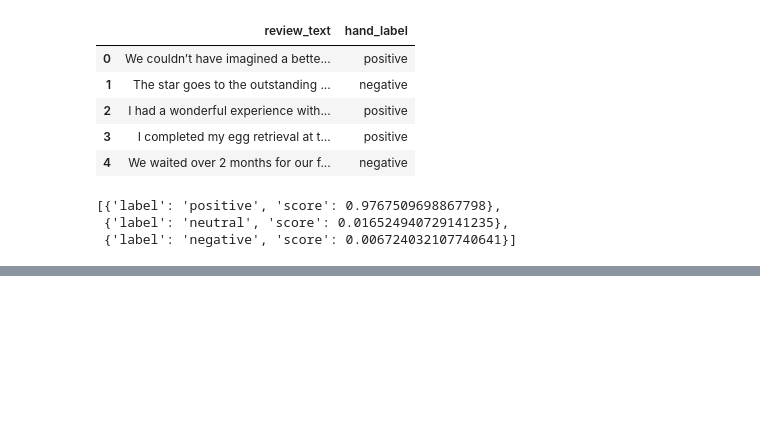
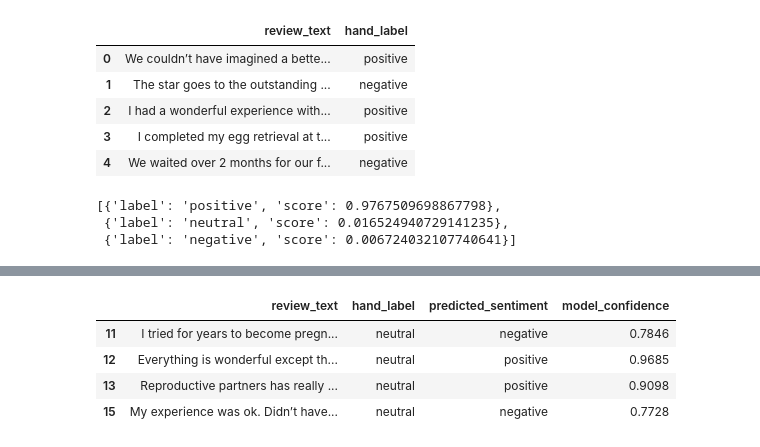
Before and after one commit to keil4ni/180a-track2, a Jupyter notebook: testing.ipynb, the cells around one changed output, grey strips where cells are left out. Cells and saved outputs as stored; diff of their text form; code cells hidden in the pictures; blank space fills up the shorter version.

```diff
--- a/testing.ipynb
+++ b/testing.ipynb
@@ -320,0 +341,11 @@ display(rpsd_google)
+# %%
+# look @ which labels disagree
+rpsd_google[rpsd_google['hand_label'] != rpsd_google['predicted_sentiment']][['review_text', 'hand_label', 'predicted_sentiment', 'model_confidence']]
+
+# i put some of the hand labels as neutral mainly bc the review was given 3stars so keep that in mind when looking at the disagreements
+# %% [output]
+|  | review_text | hand_label | predicted_sentiment | model_confidence |
+| 11 | I tried for years to become pregn... | neutral | negative | 0.7846 |
+| 12 | Everything is wonderful except th... | neutral | positive | 0.9685 |
+| 13 | Reproductive partners has really ... | neutral | positive | 0.9098 |
+| 15 | My experience was ok. Didn’t have... | neutral | negative | 0.7728 |
```
Also changed, not shown: parts of 2 cells of this notebook.
